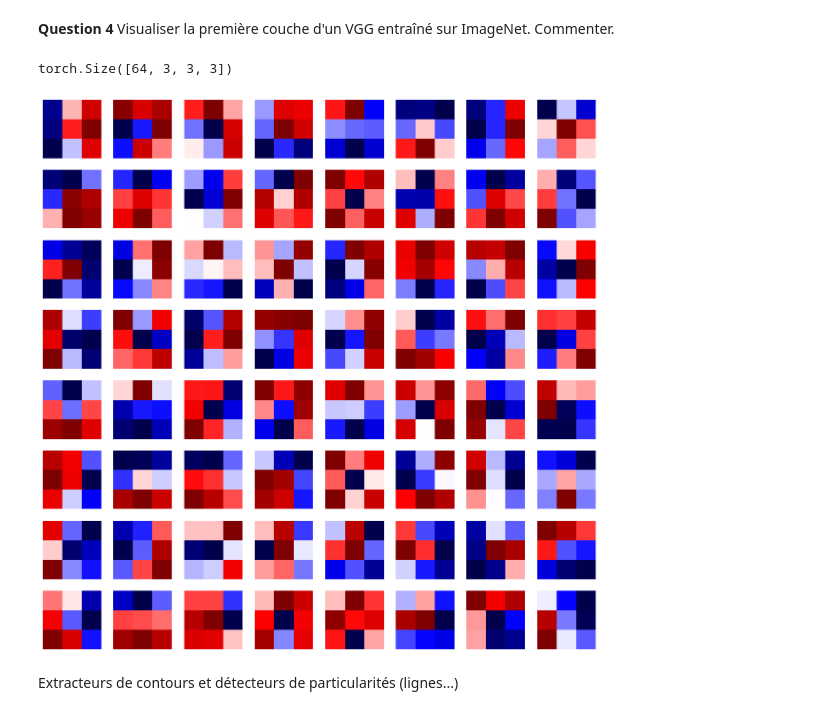
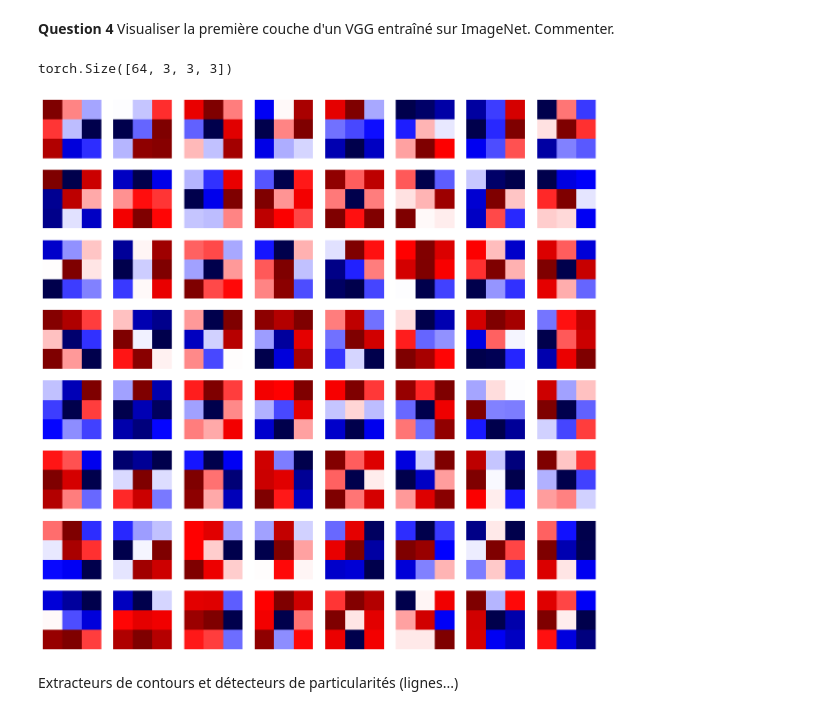
Before and after one commit to jramassa/ml-student, a Jupyter notebook: Exercises/sheet1.ipynb, the cells around one changed output. Saved outputs shown, nothing was run; the diff lists cells and outputs as text; code cells hidden in the pictures.

```diff
--- a/Exercises/sheet1.ipynb
+++ b/Exercises/sheet1.ipynb
@@ -32,7 +32,7 @@ from torch.utils.data import Dataset, DataLoader
 import torchvision
 from torchvision import datasets, models, transforms
 
-model = models.vgg16(pretrained = False)
+model = models.vgg16(weights='IMAGENET1K_V1')
 print(model)
 
 conv_weights = 0
@@ -70,18 +70,17 @@ VGG(
 # %% [markdown]
 **Question 4** Visualiser la première couche d'un VGG entraîné sur ImageNet. Commenter.
 # %%
-model = models.vgg16(pretrained = True)
 first_layer = model.features[0].weight.data
 print(first_layer.shape)
 plt.figure(figsize=(15, 15))
 for i in range(first_layer.shape[0]):
     plt.subplot(8, 8, i+1) #
-    plt.imshow(first_layer[i, 0, :, :], cmap='seismic')
+    plt.imshow(first_layer[i, 1, :, :], cmap='seismic')
     plt.axis('off')
 plt.show()
 # %% [output]
 torch.Size([64, 3, 3, 3])
-[figure, old version]
+[figure, new version]
 # %% [markdown]
 Extracteurs de contours et détecteurs de particularités (lignes...)
 # %% [markdown]
```
Also changed, not shown: parts of 10 cells of this notebook.
